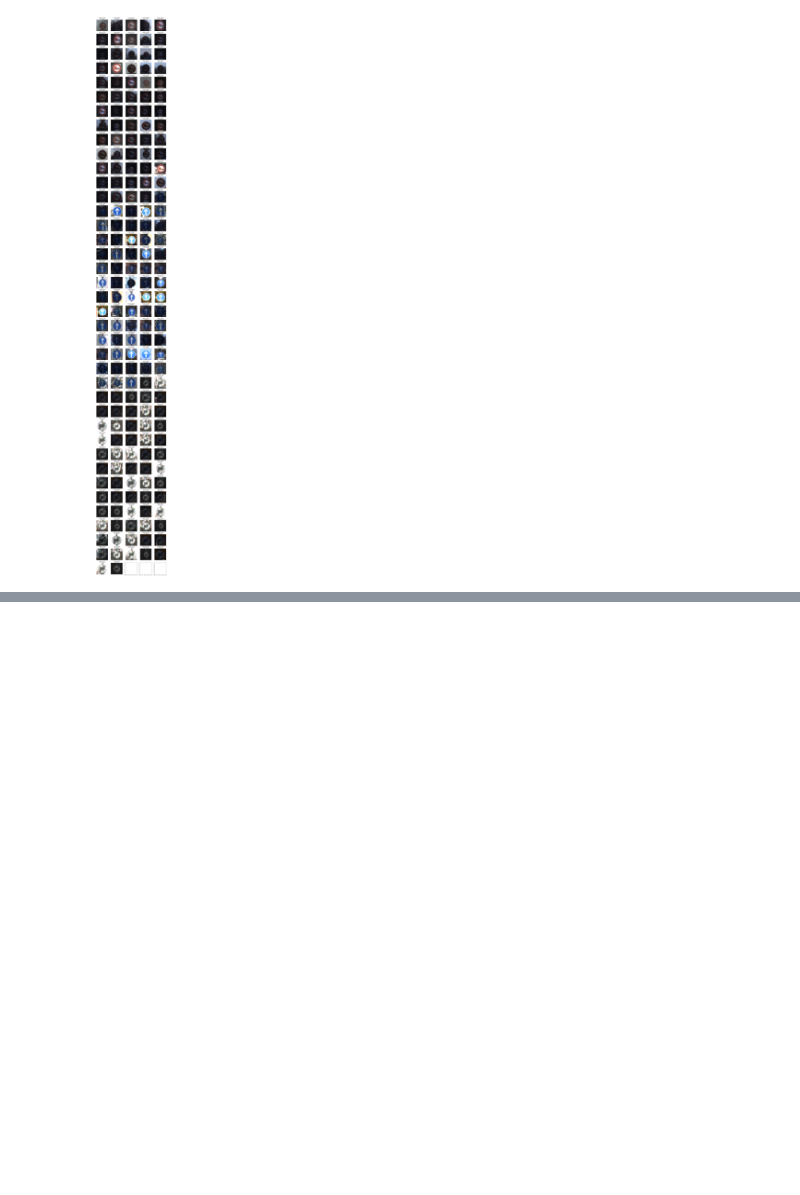
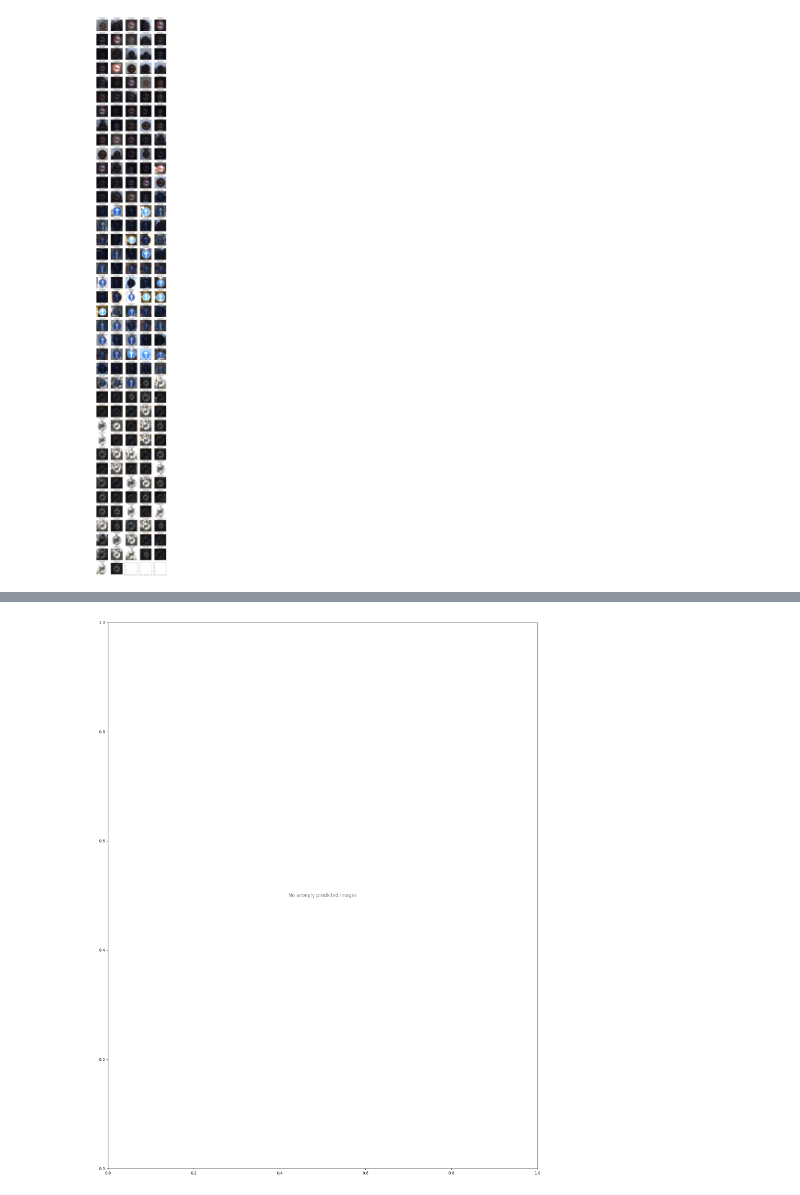
Before and after one commit to lucasverdelho/GTSRB-Pytorch, a Jupyter notebook: 1-exploration.ipynb, the cells around one changed output, grey strips where cells are left out. Drawn from its saved outputs; the diff is of its cells as text; code cells hidden in the pictures; blank space fills up the shorter version.

```diff
--- a/1-exploration.ipynb
+++ b/1-exploration.ipynb
@@ -485,0 +801,36 @@ print_misclassified_samples(X_test, p_test, y_test, class_names)
+# %%
+def plot_wrong_predictions(images, predictions, ground_truth, classes, correct_predictions, num_rows=5, num_cols=3):
+
+    num_images = min(num_rows * num_cols, len(predictions))
+    plt.figure(figsize=(2 * 2 * num_cols, 2 * num_rows))
+    count = 0
+    for i in range(len(predictions)):
+        if not correct_predictions[i]:  # Plot only wrongly predicted images
+            plt.subplot(num_rows, 2 * num_cols, 2 * count + 1)
+            plot_image(i, predictions[i], ground_truth, images, classes)
+            plt.subplot(num_rows, 2 * num_cols, 2 * count + 2)
+            plot_value_array(i, predictions[i], ground_truth, len(classes))
+            count += 1
+            if count >= num_images:
+                break
+
+    # Add condition to handle empty plots
+    if count == 0:
+        plt.text(0.5, 0.5, 'No wrongly predicted images', horizontalalignment='center', verticalalignment='center',
+                 fontsize=12, color='gray', transform=plt.gca().transAxes)
+
+    plt.tight_layout()
+    plt.show()
+# %%
+images, targets = next(iter(test_loader))
+logits = model(images.to(device))
+predictions = torch.nn.functional.softmax(logits, dim=1).cpu().detach().numpy()
+
+# Determine correct predictions
+_, predicted_labels = torch.max(logits, 1)
+targets = targets.to(device)  # Move targets to the same device as predicted_labels
+correct_predictions = predicted_labels == targets
+
+plot_wrong_predictions(images, predictions, targets, train_dataset.classes, correct_predictions, 10, 4)
+# %% [output]
+[figure, added]
```
Also changed, not shown: parts of 7 cells of this notebook.
